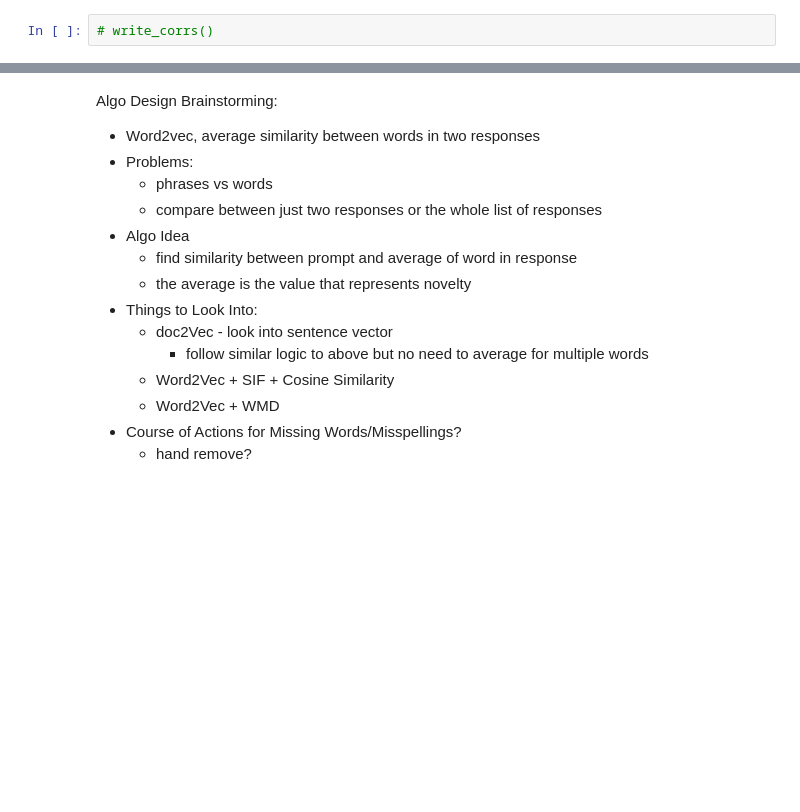
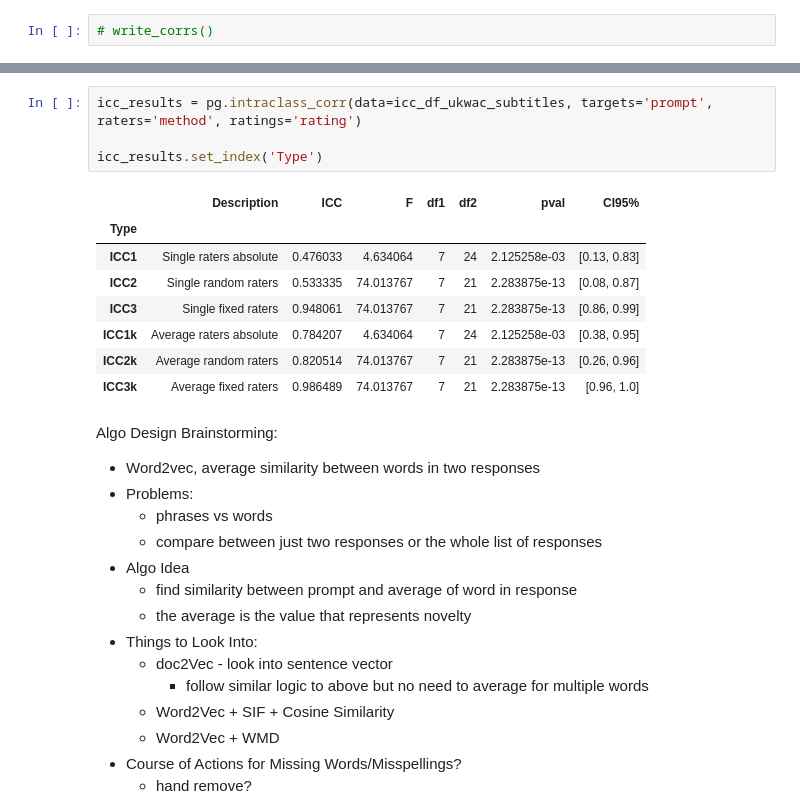
Before and after one commit to DijunQuant/AUT-Scoring, a Jupyter notebook: scripts/novelty_analysis.ipynb, the cells around one changed output, grey strips where cells are left out. Saved outputs shown, nothing was run; the diff lists cells and outputs as text; blank space fills up the shorter version.

```diff
--- a/scripts/novelty_analysis.ipynb
+++ b/scripts/novelty_analysis.ipynb
@@ -701,3 +820,16 @@ def write_corrs():
+# %%
+icc_results = pg.intraclass_corr(data=icc_df_ukwac_subtitles, targets='prompt', raters='method', ratings='rating')
+
+icc_results.set_index('Type')
+# %% [output]
+|  | Description | ICC | F | df1 | df2 | pval | CI95% |
+| Type |  |  |  |  |  |  |  |
+| ICC1 | Single raters absolute | 0.476033 | 4.634064 | 7 | 24 | 2.125258e-03 | [0.13, 0.83] |
+| ICC2 | Single random raters | 0.533335 | 74.013767 | 7 | 21 | 2.283875e-13 | [0.08, 0.87] |
+| ICC3 | Single fixed raters | 0.948061 | 74.013767 | 7 | 21 | 2.283875e-13 | [0.86, 0.99] |
+| ICC1k | Average raters absolute | 0.784207 | 4.634064 | 7 | 24 | 2.125258e-03 | [0.38, 0.95] |
+| ICC2k | Average random raters | 0.820514 | 74.013767 | 7 | 21 | 2.283875e-13 | [0.26, 0.96] |
+| ICC3k | Average fixed raters | 0.986489 | 74.013767 | 7 | 21 | 2.283875e-13 | [0.96, 1.0] |
 # %% [markdown]
 Algo Design Brainstorming:
 * Word2vec, average similarity between words in two responses
```
Also changed, not shown: parts of 9 cells of this notebook, 2 other files.
